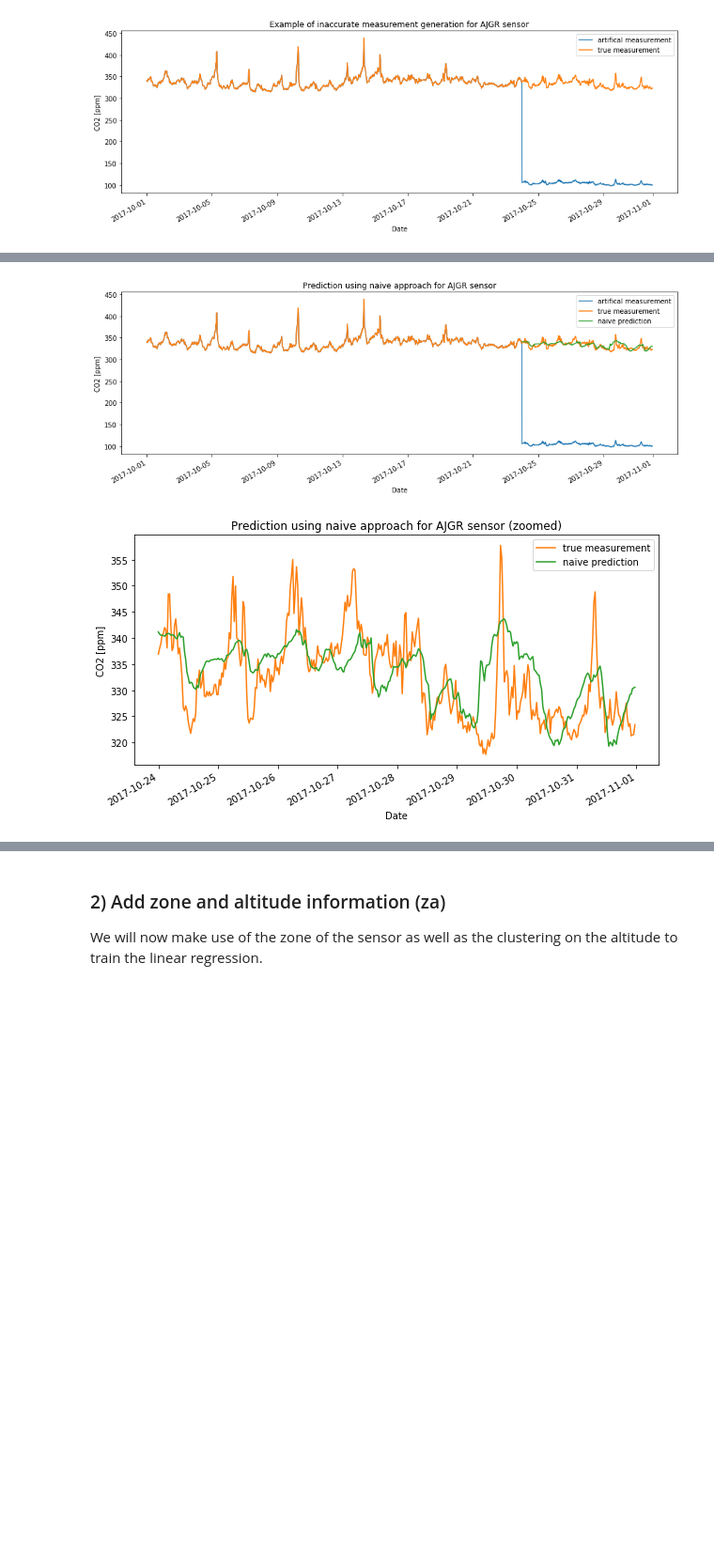
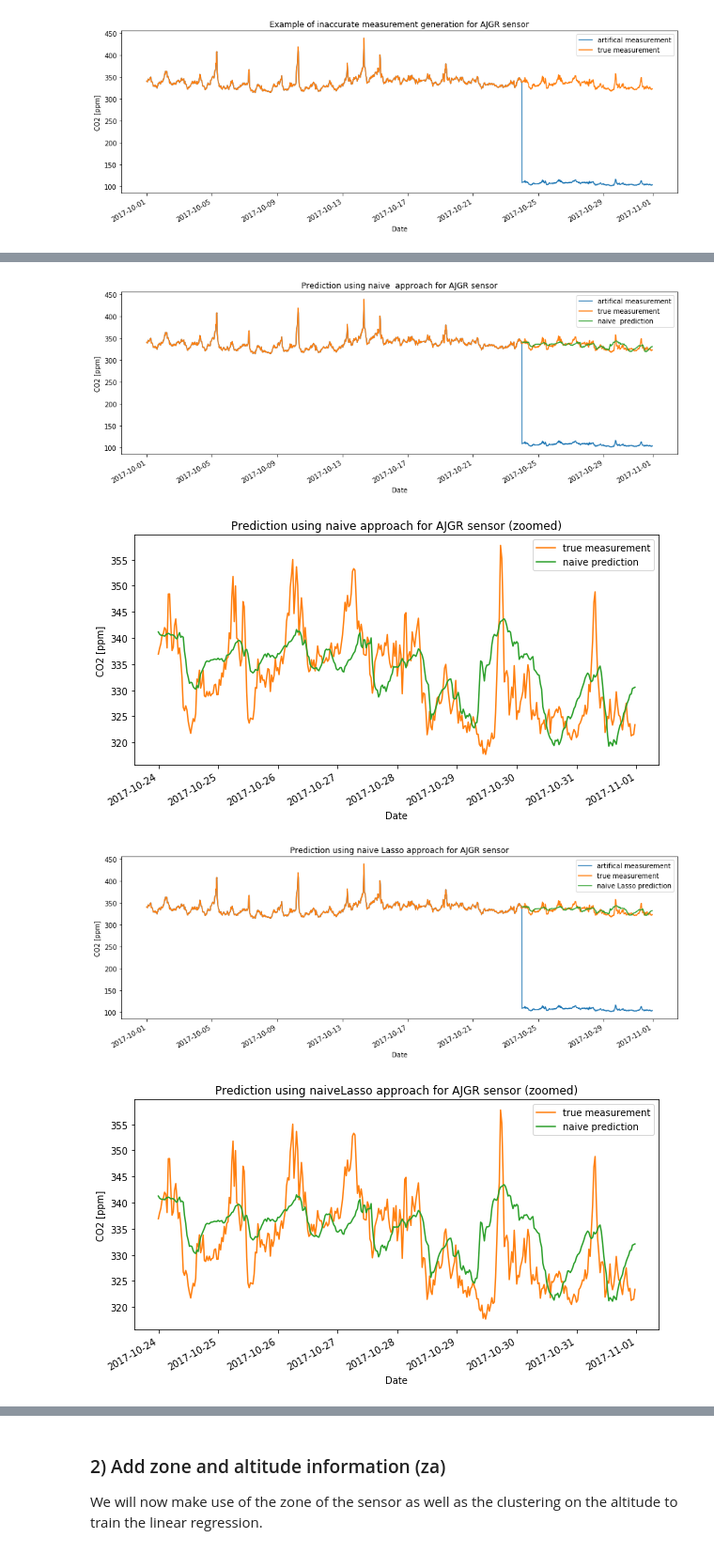
Before and after one commit to joelmfonseca/COM-503, a Jupyter notebook: mini_project/mini_project.ipynb, the cells around one changed output, grey strips where cells are left out. Shown at 94% size. Saved outputs shown, nothing was run; the diff lists cells and outputs as text; code cells hidden in the pictures; blank space fills up the shorter version.

Commit message:
add snippet for techniques and adapted it on naive

```diff
--- a/mini_project/mini_project.ipynb
+++ b/mini_project/mini_project.ipynb
@@ -332,34 +405,10 @@ Rely solely on the faulty sensor.
 # %%
-def naive_regression(df, sensors, failure_date=24):
-    for sensor in sensors:
-        sensor_data = df[df['LocationName'] == sensor]
-        condition = sensor_data.index.day >= failure_date
-        X_train = sensor_data.loc[~condition][['temperature', 'humidity']].values
-        y_train = sensor_data.loc[~condition][['CO2']].values
-        X_test = sensor_data.loc[condition][['temperature', 'humidity']].values
-        y_test = sensor_data.loc[condition][['CO2']].values
-        reg = linear_model.LinearRegression()
-        reg.fit(X_train, y_train)
-        num_train_samples = X_train.shape[0]
-        y_pred = reg.predict(X_test)
-        y_pred = np.pad(y_pred, ((num_train_samples, 0), (0,0)), 'constant', constant_values=(np.nan))
-        df.loc[df['LocationName'] == sensor, 'naive_prediction'] = y_pred
-
-def plot_prediction(df, sensor, prediction):
-    fig, ax = plt.subplots(figsize=(15,5))
-    df[df['LocationName'] == sensor][['CO2', 'groundtruth', '{}_prediction'.format(prediction)]].plot(ax=ax)
-    plt.title('Prediction using {} approach for {} sensor'.format(prediction, sensor))
-    plt.xlabel('Date')
-    plt.ylabel('CO2 [ppm]')
-    plt.legend(['artifical measurement', 'true measurement', '{} prediction'.format(prediction)])
-    plt.show()
-
-def plot_zoomed_prediction(df, sensor, prediction, failure_date=24):
+def plot_zoomed_prediction(df, sensor, prediction,method, failure_date=24):
     fig, ax = plt.subplots(figsize=(10,5))
     condition = df.index.day >= failure_date
     df_zoom = df.loc[condition]
-    df_zoom[df_zoom['LocationName'] == sensor][['groundtruth', '{}_prediction'.format(prediction)]].plot(ax=ax, color=['#ff7f0e', '#2ca02c'])
-    plt.title('Prediction using {} approach for {} sensor (zoomed)'.format(prediction, sensor))
+    df_zoom[df_zoom['LocationName'] == sensor][['groundtruth', '{}_prediction{}'.format(prediction,method)]].plot(ax=ax, color=['#ff7f0e', '#2ca02c'])
+    plt.title('Prediction using {}{} approach for {} sensor (zoomed)'.format(prediction, method, sensor))
     plt.xlabel('Date')
     plt.ylabel('CO2 [ppm]')
     plt.legend(['true measurement', '{} prediction'.format(prediction)])
@@ -369,8 +427,14 @@ naive_regression(df_mth, faulty_sensors)
+# %%
+methods = ['','Lasso','Elastic_Net', 'Ridge']
 # %%
 sensor = 'AJGR'
 technique = 'naive'
-plot_prediction(df_mth, sensor, technique)
-plot_zoomed_prediction(df_mth, sensor, technique)
+
+for method in methods :
+    plot_prediction(df_mth, sensor, technique,method)
+    plot_zoomed_prediction(df_mth, sensor, technique,method)
 # %% [output]
 [figure]
 [figure]
+[figure, added]
+[figure, added]
```
Also changed, not shown: parts of 13 cells of this notebook.
